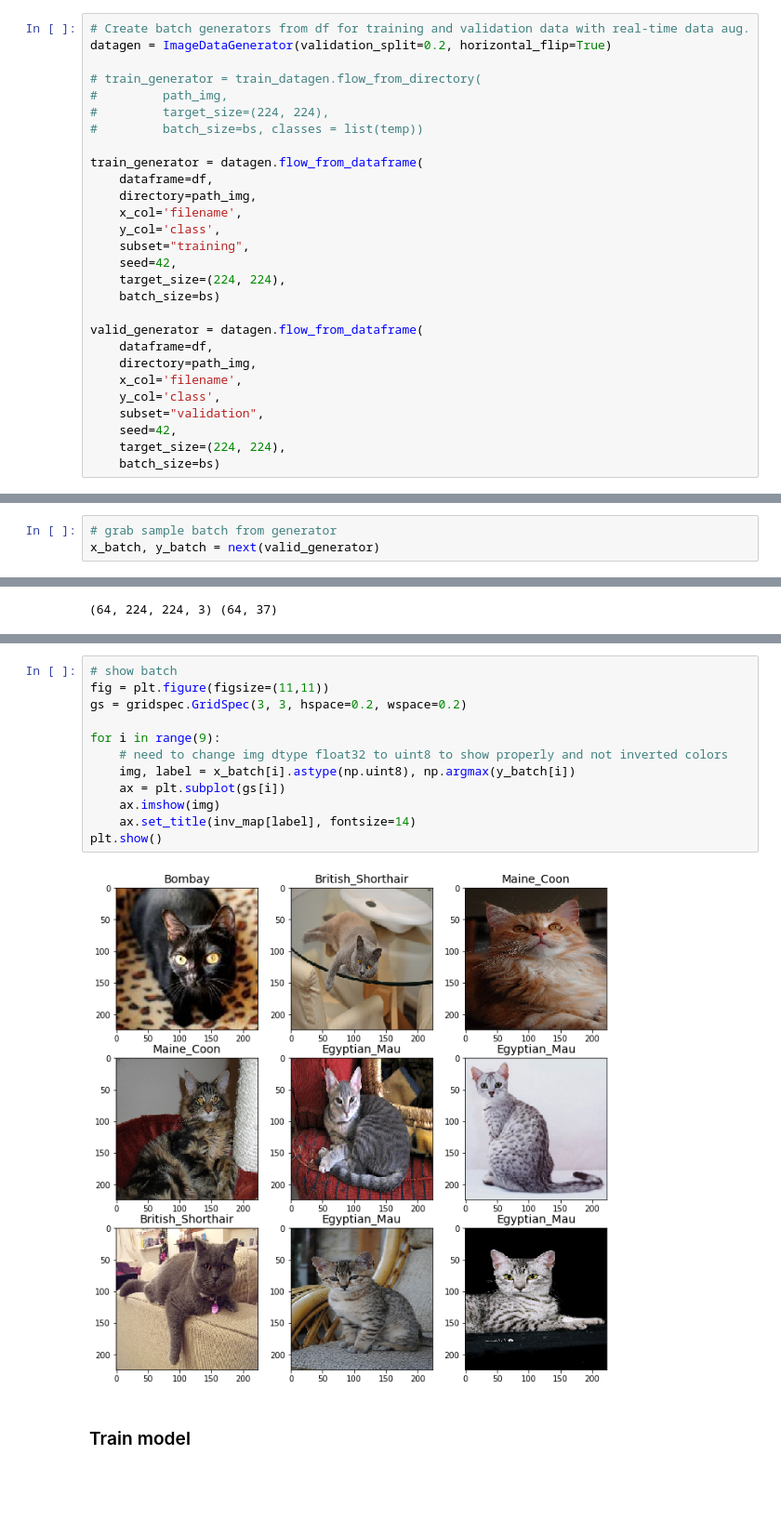
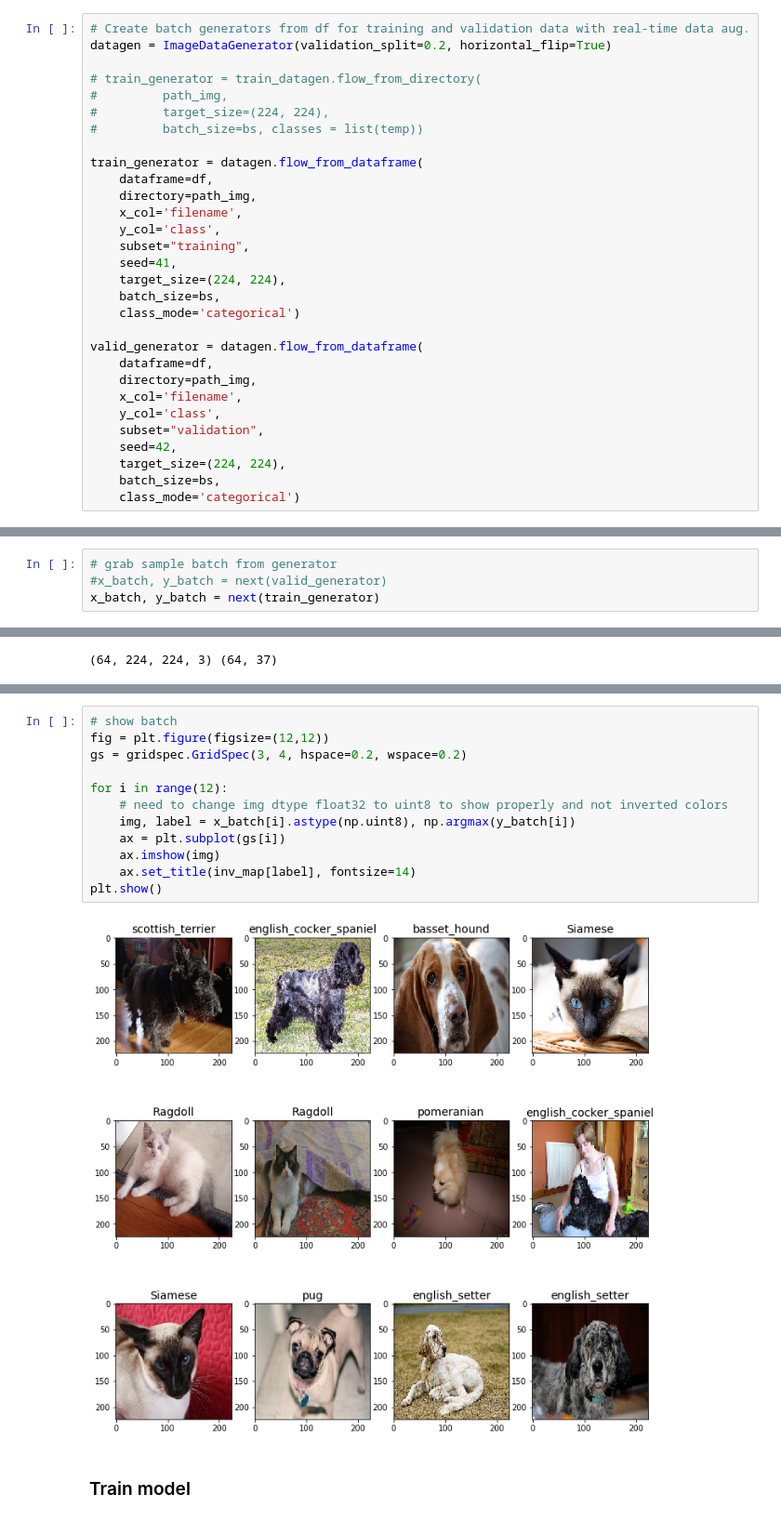
Before and after one commit to sray1/DL_experiments, a Jupyter notebook: pet_identifier_keras.ipynb, the cells around one changed output, grey strips where cells are left out. Shown at 93% size. Cells and saved outputs as stored; diff of their text form; blank space fills up the shorter version.

```diff
--- a/pet_identifier_keras.ipynb
+++ b/pet_identifier_keras.ipynb
@@ -130,9 +156,10 @@ train_generator = datagen.flow_from_dataframe(
     x_col='filename',
     y_col='class',
     subset="training",
-    seed=42,
+    seed=41,
     target_size=(224, 224),
-    batch_size=bs)
+    batch_size=bs,
+    class_mode='categorical')
 
 valid_generator = datagen.flow_from_dataframe(
     dataframe=df,
@@ -142,7 +169,8 @@ valid_generator = datagen.flow_from_dataframe(
     subset="validation",
     seed=42,
     target_size=(224, 224),
-    batch_size=bs)
+    batch_size=bs,
+    class_mode='categorical')
 # %% [output]
 Found 5912 images belonging to 37 classes.
 Found 1478 images belonging to 37 classes.
@@ -154,7 +182,8 @@ print(inv_map)
 {0: 'Abyssinian', 1: 'american_bulldog', 2: 'american_pit_bull_terrier', 3: 'basset_hound', 4: 'beagle', 5: 'Bengal', 6: 'Birman', 7: 'Bombay', 8: 'boxer', 9: 'British_Shorthair', 10: 'chihuahua', 11: ...
 # %%
 # grab sample batch from generator
-x_batch, y_batch = next(valid_generator)
+#x_batch, y_batch = next(valid_generator)
+x_batch, y_batch = next(train_generator)
 # %%
 # 3 channel imgs, hot-encoded labels
 print(x_batch.shape, y_batch.shape)
@@ -181,17 +212,17 @@ np.argmax(y_batch[0])
 # %%
 # show batch
-fig = plt.figure(figsize=(11,11))
-gs = gridspec.GridSpec(3, 3, hspace=0.2, wspace=0.2)
+fig = plt.figure(figsize=(12,12))
+gs = gridspec.GridSpec(3, 4, hspace=0.2, wspace=0.2)
 
-for i in range(9):
+for i in range(12):
     # need to change img dtype float32 to uint8 to show properly and not inverted colors
     img, label = x_batch[i].astype(np.uint8), np.argmax(y_batch[i])
     ax = plt.subplot(gs[i])
     ax.imshow(img)
     ax.set_title(inv_map[label], fontsize=14)
 plt.show()
 # %% [output]
-[figure, old version]
+[figure, new version]
 # %% [markdown]
 ### Train model
 # %%
```
Also changed, not shown: parts of 29 cells of this notebook.
